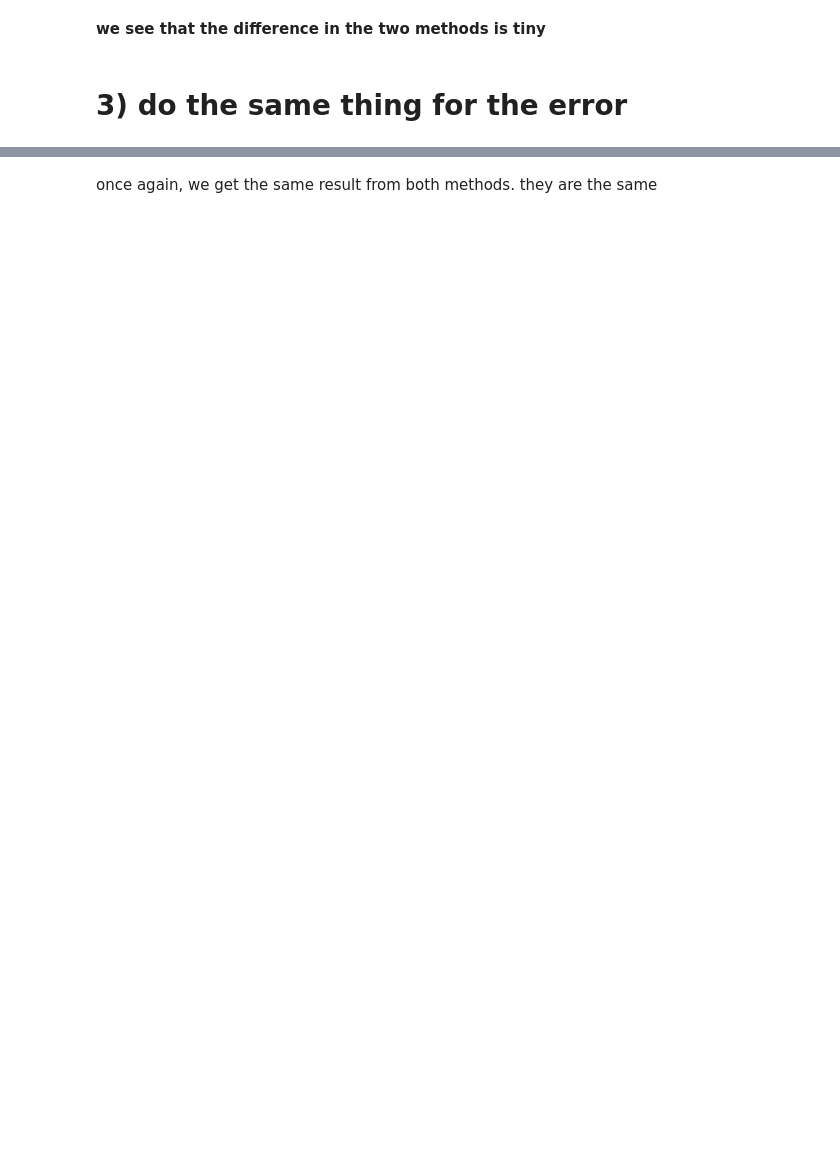
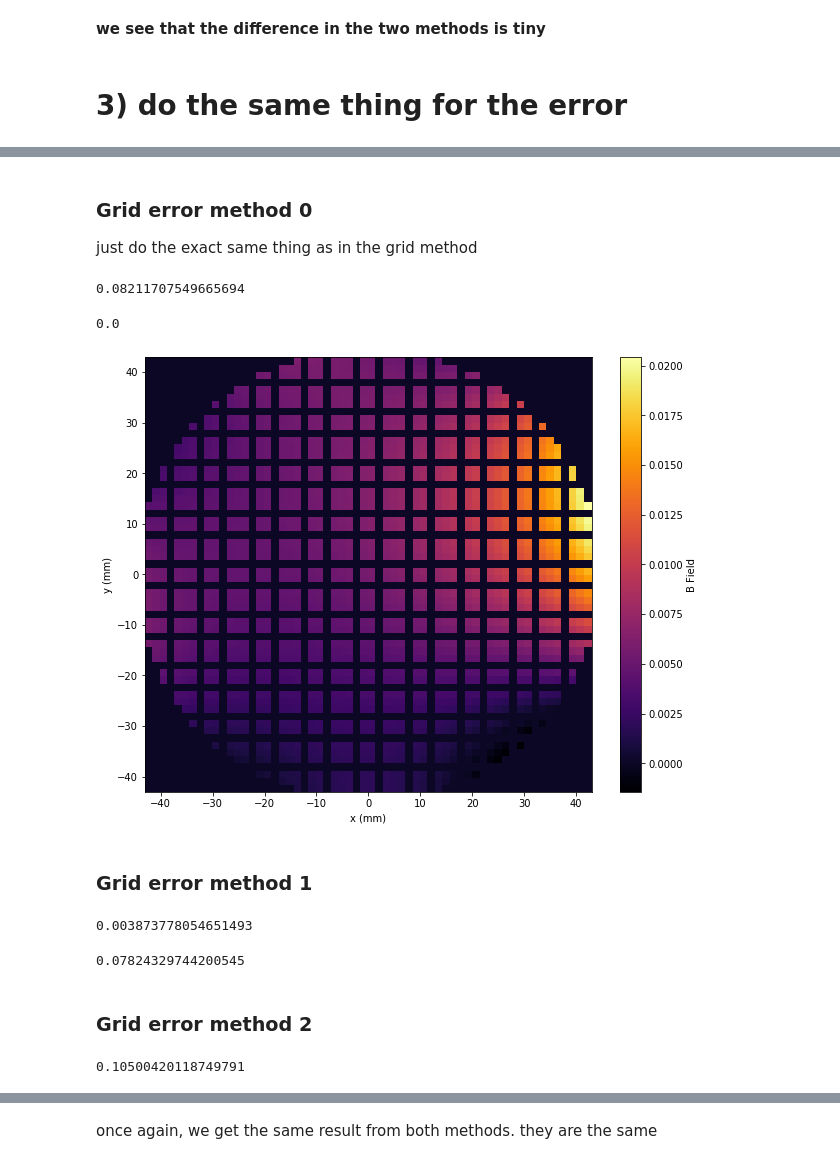
Before and after one commit to jasonbono/muon-field-averaging, a Jupyter notebook: analysis/confidence_builders/moments_vs_grid.ipynb, the cells around one changed output, grey strips where cells are left out. Saved outputs shown, nothing was run; the diff lists cells and outputs as text; code cells hidden in the pictures; blank space fills up the shorter version.

```diff
--- a/analysis/confidence_builders/moments_vs_grid.ipynb
+++ b/analysis/confidence_builders/moments_vs_grid.ipynb
@@ -134,0 +232,64 @@ ec,es = ftts(eb)
+# %% [markdown]
+### Grid error method 0
+just do the exact same thing as in the grid method
+# %%
+# get the grid that represents the varience at each point
+var_df_field_grid = get_field_grid(var_b)
+
+
+#get the total counts
+total_counts = df_12['counts'].sum()
+
+var_grid_result = ((df_12['counts'])*var_df_field_grid['B']).sum()/(total_counts)
+error_from_var_gr = np.sqrt(var_grid_result)
+error_from_var_gr
+# %% [output]
+0.08211707549665694
+# %%
+error_from_var_mm - error_from_var_gr
+# %% [output]
+0.0
+# %%
+# mask  = var_df_field_grid['x']**2 + var_df_field_grid['y']**2 < 45**2
+# var_df_field_grid = var_df_field_grid[mask]
+fig = plot_field(var_df_field_grid)
+fig
+# %% [output]
+[figure, added]
+# %% [markdown]
+### Grid error method 1
+# %%
+# get the grid that represents the varience at each point
+var_df_field_grid = get_field_grid(eb)
+var_df_field_grid['B'] = var_df_field_grid['B']**2
+
+#square the beam weighting factor at each point in the grid
+df_12['counts-sq'] = df_12['counts']**2
+
+#get the total counts
+total_counts = df_12['counts'].sum()
+
+var_grid_result = ((df_12['counts-sq'])*var_df_field_grid['B']).sum()/(total_counts**2)
+error_from_var_gr = np.sqrt(var_grid_result)
+error_from_var_gr
+# %% [output]
+0.003873778054651493
+# %%
+error_from_var_mm - error_from_var_gr
+# %% [output]
+0.07824329744200545
+# %% [markdown]
+### Grid error method 2
+# %%
+# get the grid that represents the varience at each point
+var_df_field_grid = get_field_grid(eb)
+var_df_field_grid['B'] = var_df_field_grid['B']**2
+
+#get the total counts
+total_counts = df_12['counts'].sum()
+
+var_grid_result = ((df_12['counts'])*var_df_field_grid['B']).sum()/(total_counts)
+error_from_var_gr = np.sqrt(var_grid_result)
+error_from_var_gr
+# %% [output]
+0.10500420118749791
```
Also changed, not shown: parts of 27 cells of this notebook, 6 other files.
